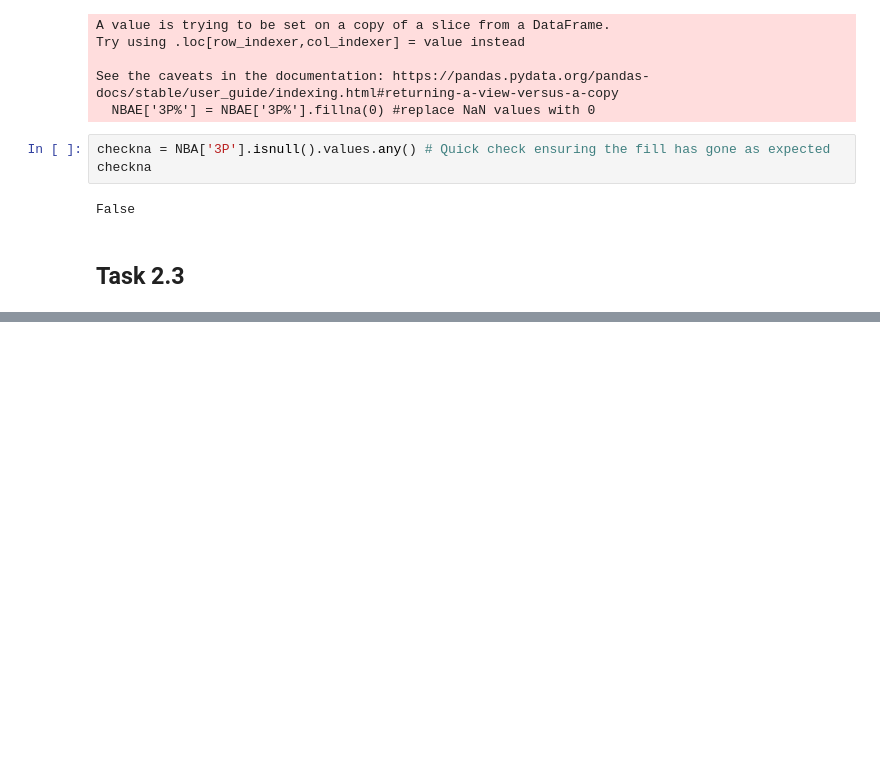
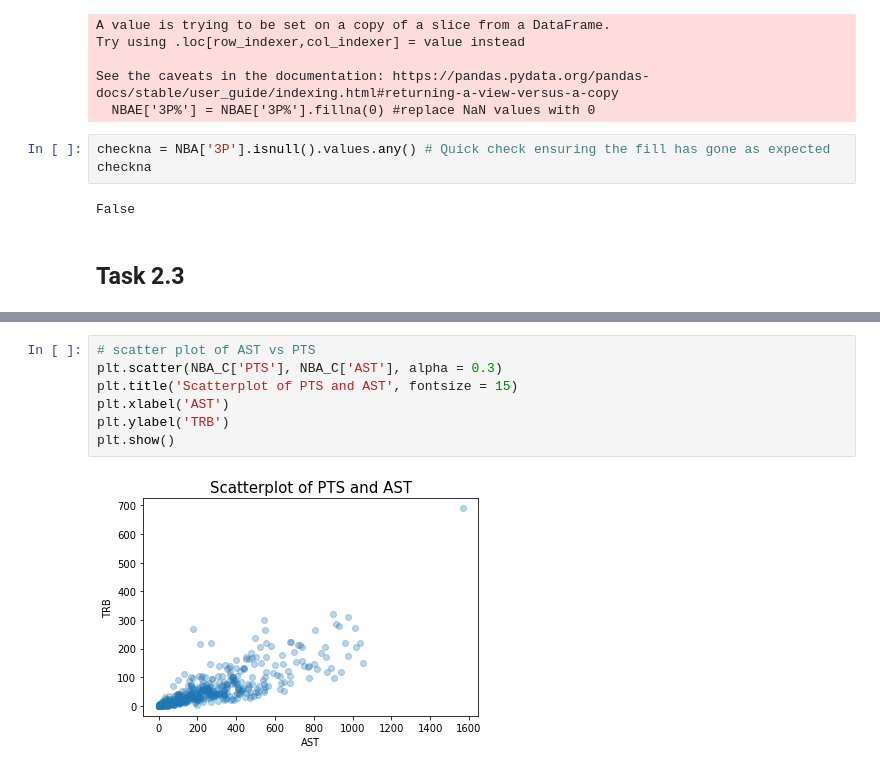
Before and after one commit to Ghost-Recon131/PDS-Assignment-1, a Jupyter notebook: assignment1.ipynb, the cells around one changed output, grey strips where cells are left out. Drawn from its saved outputs; the diff is of its cells as text; blank space fills up the shorter version.

```diff
--- a/assignment1.ipynb
+++ b/assignment1.ipynb
@@ -1243,0 +1262,9 @@ columns.plot.bar(figsize=(20,30))
+# %%
+# scatter plot of AST vs PTS
+plt.scatter(NBA_C['PTS'], NBA_C['AST'], alpha = 0.3)
+plt.title('Scatterplot of PTS and AST', fontsize = 15)
+plt.xlabel('AST')
+plt.ylabel('TRB')
+plt.show()
+# %% [output]
+[figure, added]
```
Also changed, not shown: parts of 8 cells of this notebook, 1 other file.
